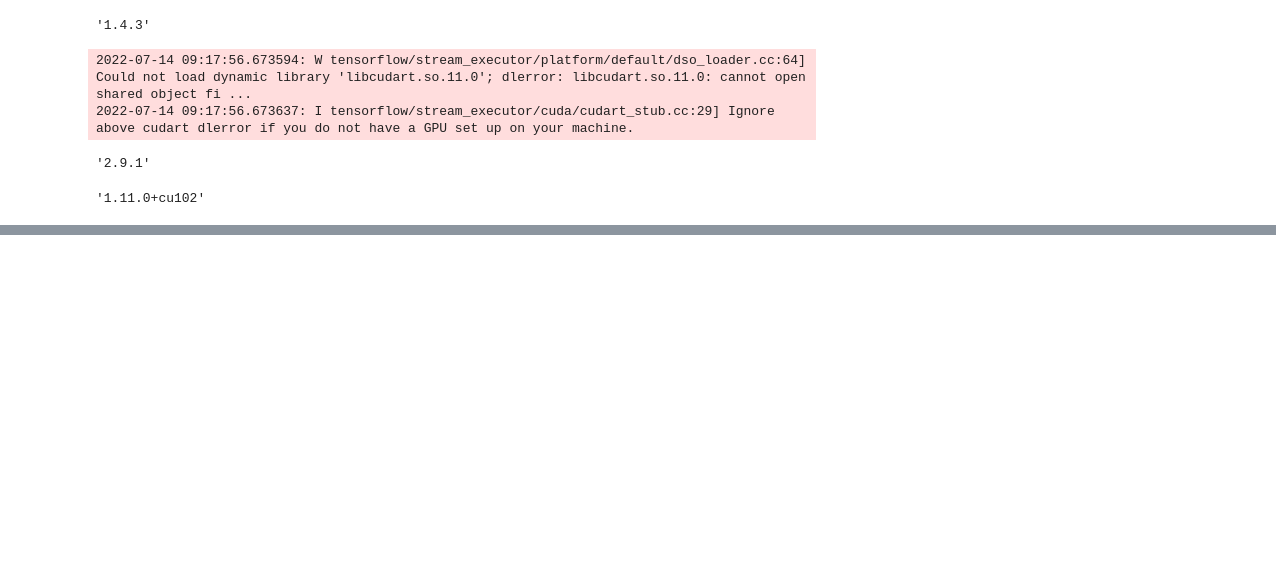
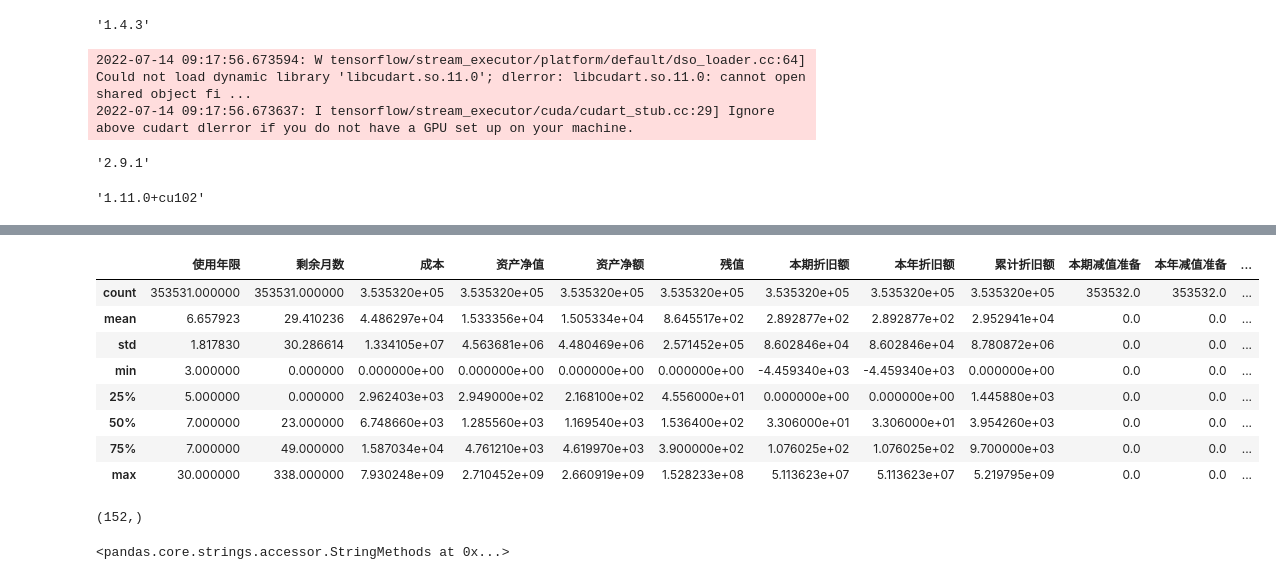
Before and after one commit to Flashield/Colab, a Jupyter notebook: Colab.ipynb, the cells around one changed output, grey strips where cells are left out. Saved outputs shown, nothing was run; the diff lists cells and outputs as text; code cells hidden in the pictures; blank space fills up the shorter version.

```diff
--- a/Colab.ipynb
+++ b/Colab.ipynb
@@ -51,0 +83,2 @@ torch.__version__
+# %%
+df = pd.read_excel("上市资产明细表-2022-01.xlsx")
@@ -51,0 +105,20 @@ torch.__version__
+# %%
+df.describe()
+# %% [output]
+|  | 使用年限 | 剩余月数 | 成本 | 资产净值 | 资产净额 | 残值 | 本期折旧额 | 本年折旧额 | 累计折旧额 | 本期减值准备 | 本年减值准备 | ... |
+| count | 353531.000000 | 353531.000000 | 3.535320e+05 | 3.535320e+05 | 3.535320e+05 | 3.535320e+05 | 3.535320e+05 | 3.535320e+05 | 3.535320e+05 | 353532.0 | 353532.0 | ... |
+| mean | 6.657923 | 29.410236 | 4.486297e+04 | 1.533356e+04 | 1.505334e+04 | 8.645517e+02 | 2.892877e+02 | 2.892877e+02 | 2.952941e+04 | 0.0 | 0.0 | ... |
+| std | 1.817830 | 30.286614 | 1.334105e+07 | 4.563681e+06 | 4.480469e+06 | 2.571452e+05 | 8.602846e+04 | 8.602846e+04 | 8.780872e+06 | 0.0 | 0.0 | ... |
+| min | 3.000000 | 0.000000 | 0.000000e+00 | 0.000000e+00 | 0.000000e+00 | 0.000000e+00 | -4.459340e+03 | -4.459340e+03 | 0.000000e+00 | 0.0 | 0.0 | ... |
+| 25% | 5.000000 | 0.000000 | 2.962403e+03 | 2.949000e+02 | 2.168100e+02 | 4.556000e+01 | 0.000000e+00 | 0.000000e+00 | 1.445880e+03 | 0.0 | 0.0 | ... |
+| 50% | 7.000000 | 23.000000 | 6.748660e+03 | 1.285560e+03 | 1.169540e+03 | 1.536400e+02 | 3.306000e+01 | 3.306000e+01 | 3.954260e+03 | 0.0 | 0.0 | ... |
+| 75% | 7.000000 | 49.000000 | 1.587034e+04 | 4.761210e+03 | 4.619970e+03 | 3.900000e+02 | 1.076025e+02 | 1.076025e+02 | 9.700000e+03 | 0.0 | 0.0 | ... |
+| max | 30.000000 | 338.000000 | 7.930248e+09 | 2.710452e+09 | 2.660919e+09 | 1.528233e+08 | 5.113623e+07 | 5.113623e+07 | 5.219795e+09 | 0.0 | 0.0 | ... |
+# %%
+pd.unique(df["折旧帐户描述"]).shape
+# %% [output]
+(152,)
+# %%
+df["折旧帐户描述"].st
+# %% [output]
+<pandas.core.strings.accessor.StringMethods at 0x...>
```
Also changed, not shown: parts of 6 cells of this notebook, 4 other files.
